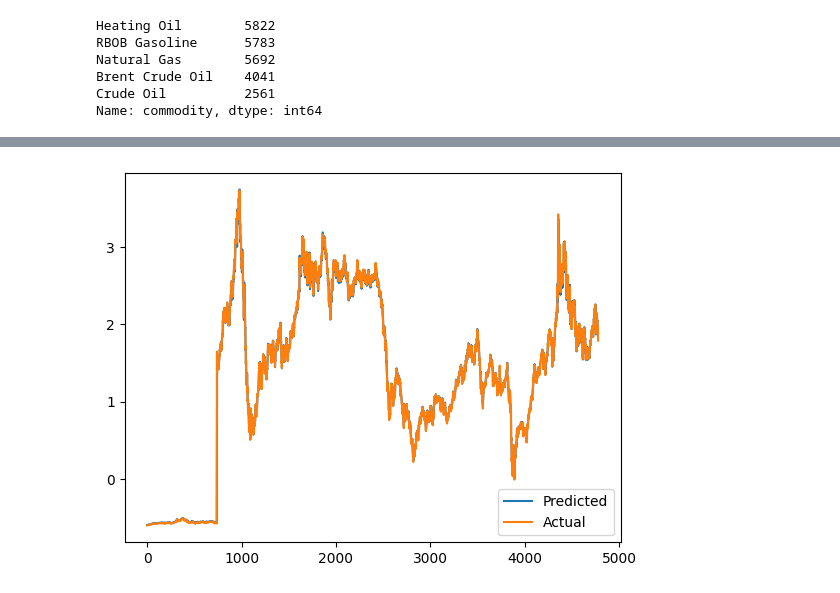
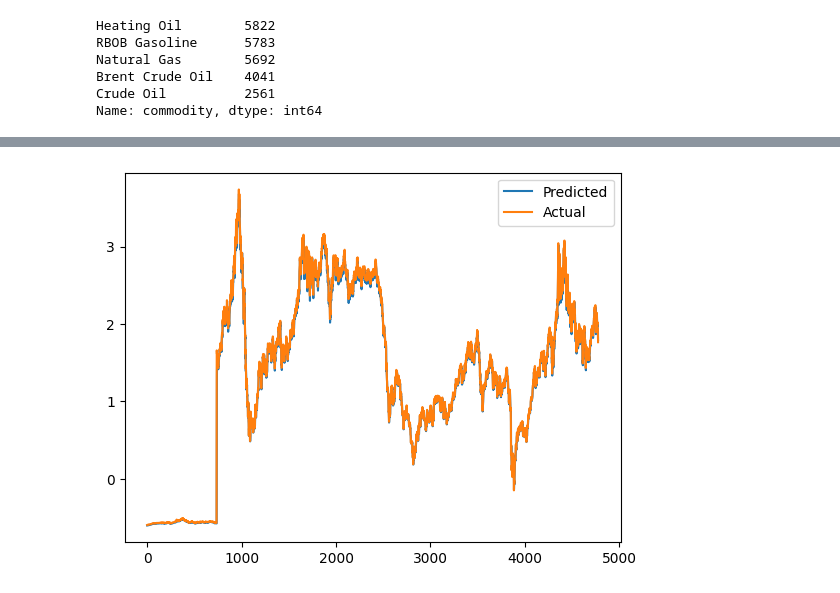
Before and after one commit to chitoge729/BE_Project, a Jupyter notebook: BE_Project_1.ipynb, the cells around one changed output, grey strips where cells are left out. Cells and saved outputs as stored; diff of their text form; code cells hidden in the pictures.

```diff
--- a/BE_Project_1.ipynb
+++ b/BE_Project_1.ipynb
@@ -217,7 +219,7 @@ def create_sequences(data, sequence_length):
         sequences.append(seq)
     return np.array(sequences)
 
-sequence_length = 10
+sequence_length = 20
 
 sequences = create_sequences(target_data_scaled, sequence_length)
 
@@ -237,6 +239,9 @@ model.fit(X_train, y_train, epochs=50, batch_size=64, validation_data=(X_test, y
 predictions = model.predict(X_test)
 predictions = scaler.inverse_transform(predictions)
 
+mse = mean_squared_error(y_test, predictions)
+print(f'LSTM Mean Squared Error: {mse}')
+
 plt.plot(predictions, label='Predicted')
 plt.plot(scaler.inverse_transform(y_test.reshape(-1, 1)), label='Actual')
 plt.legend()
@@ -263,5 +351,5 @@ Epoch 50/50
 # %%
-target_variable = 'high'
+target_variable = 'low'
 target_data = df_standardized[[target_variable]]
 
 scaler = MinMaxScaler()
@@ -274,7 +362,7 @@ def create_sequences(data, sequence_length):
         sequences.append(seq)
     return np.array(sequences)
 
-sequence_length = 10
+sequence_length = 20
 
 sequences = create_sequences(target_data_scaled, sequence_length)
 
@@ -294,6 +382,9 @@ model.fit(X_train, y_train, epochs=50, batch_size=64, validation_data=(X_test, y
 predictions = model.predict(X_test)
 predictions = scaler.inverse_transform(predictions)
 
+mse = mean_squared_error(y_test, predictions)
+print(f'LSTM Mean Squared Error: {mse}')
+
 plt.plot(predictions, label='Predicted')
 plt.plot(scaler.inverse_transform(y_test.reshape(-1, 1)), label='Actual')
 plt.legend()
@@ -319,2 +410,2 @@ Epoch 50/50
-[figure, old version]
+[figure, new version]
 # %%
```
Also changed, not shown: parts of 7 cells of this notebook.
